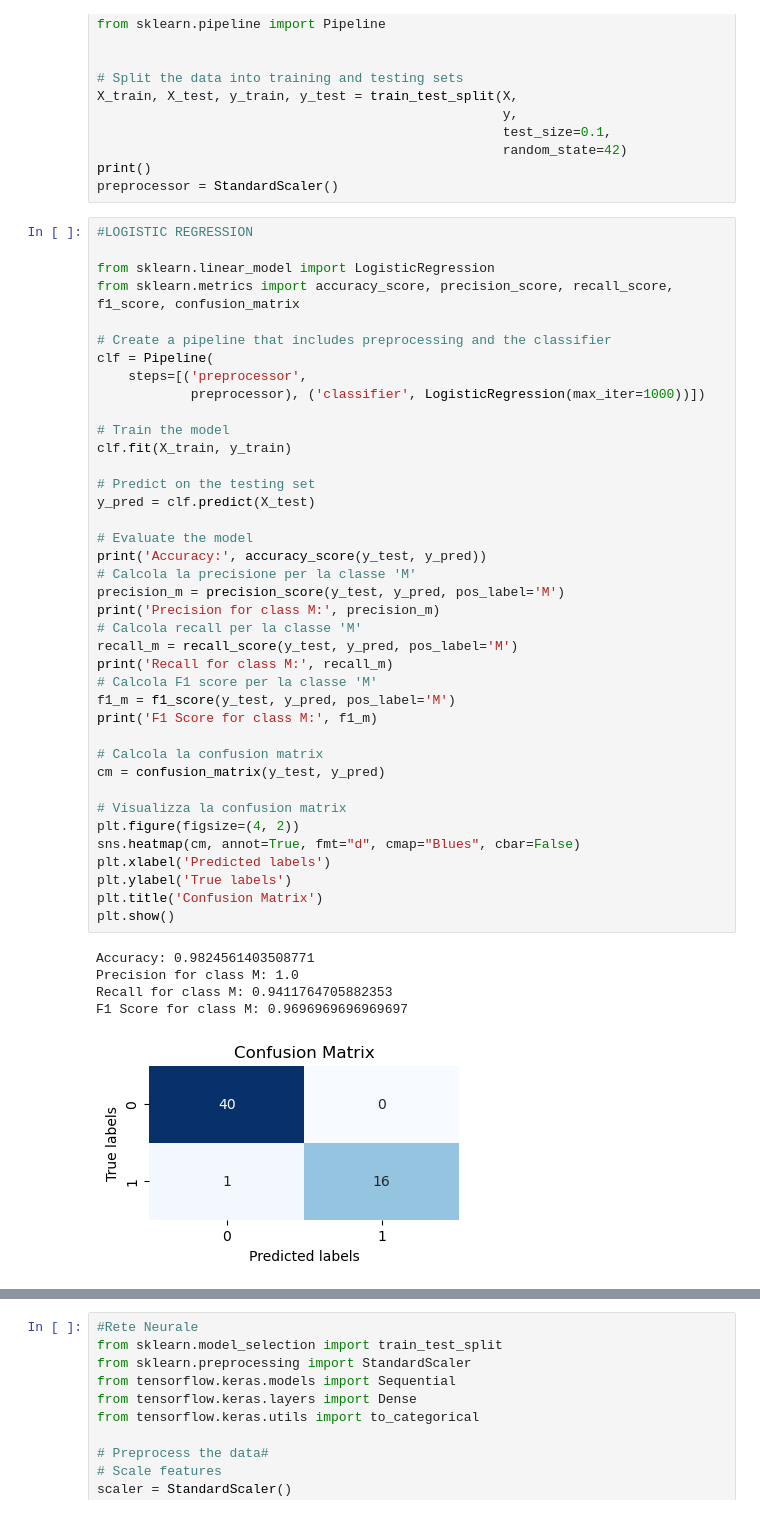
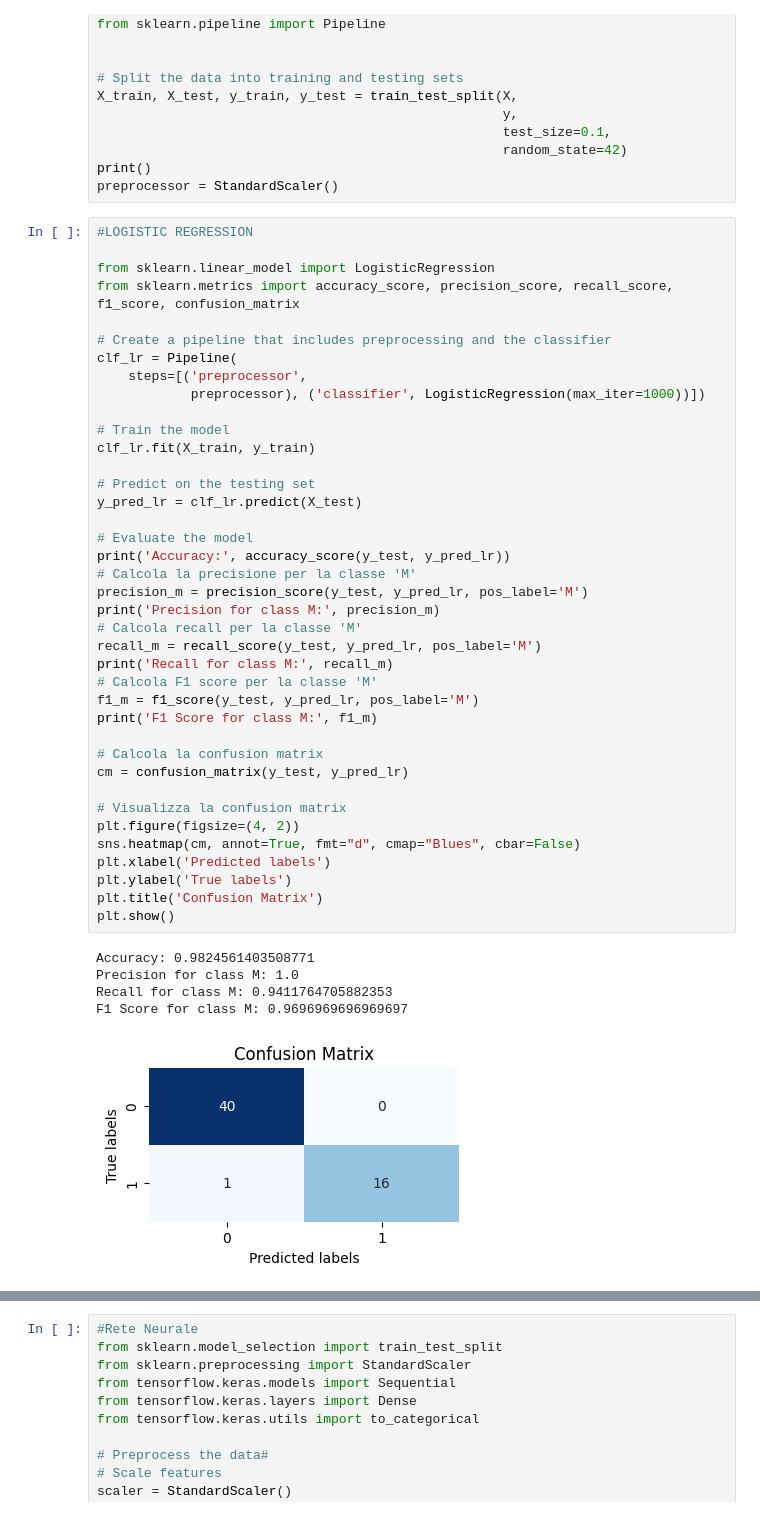
Before and after one commit to Danielevanzan/Progetto_data_proc, a Jupyter notebook: progetto.ipynb, the cells around one changed output, grey strips where cells are left out. Cells and saved outputs as stored; diff of their text form.

```diff
--- a/progetto.ipynb
+++ b/progetto.ipynb
@@ -174,44 +179,44 @@ from sklearn.linear_model import LogisticRegression
 from sklearn.metrics import accuracy_score, precision_score, recall_score, f1_score, confusion_matrix
 
 # Create a pipeline that includes preprocessing and the classifier
-clf = Pipeline(
+clf_lr = Pipeline(
     steps=[('preprocessor',
             preprocessor), ('classifier', LogisticRegression(max_iter=1000))])
 
 # Train the model
-clf.fit(X_train, y_train)
+clf_lr.fit(X_train, y_train)
 
 # Predict on the testing set
-y_pred = clf.predict(X_test)
+y_pred_lr = clf_lr.predict(X_test)
 
 # Evaluate the model
-print('Accuracy:', accuracy_score(y_test, y_pred))
+print('Accuracy:', accuracy_score(y_test, y_pred_lr))
 # Calcola la precisione per la classe 'M'
-precision_m = precision_score(y_test, y_pred, pos_label='M')
+precision_m = precision_score(y_test, y_pred_lr, pos_label='M')
 print('Precision for class M:', precision_m)
 # Calcola recall per la classe 'M'
-recall_m = recall_score(y_test, y_pred, pos_label='M')
+recall_m = recall_score(y_test, y_pred_lr, pos_label='M')
 print('Recall for class M:', recall_m)
 # Calcola F1 score per la classe 'M'
-f1_m = f1_score(y_test, y_pred, pos_label='M')
+f1_m = f1_score(y_test, y_pred_lr, pos_label='M')
 print('F1 Score for class M:', f1_m)
 
 # Calcola la confusion matrix
-cm = confusion_matrix(y_test, y_pred)
+cm = confusion_matrix(y_test, y_pred_lr)
 
 # Visualizza la confusion matrix
 plt.figure(figsize=(4, 2))
 sns.heatmap(cm, annot=True, fmt="d", cmap="Blues", cbar=False)
 plt.xlabel('Predicted labels')
 plt.ylabel('True labels')
 plt.title('Confusion Matrix')
 plt.show()
 # %% [output]
 Accuracy: 0.9824561403508771
 Precision for class M: 1.0
 Recall for class M: 0.9411764705882353
 F1 Score for class M: 0.9696969696969697
-[figure, old version]
+[figure, new version]
 # %%
 #SVM
 
```
Also changed, not shown: parts of 7 cells of this notebook.
